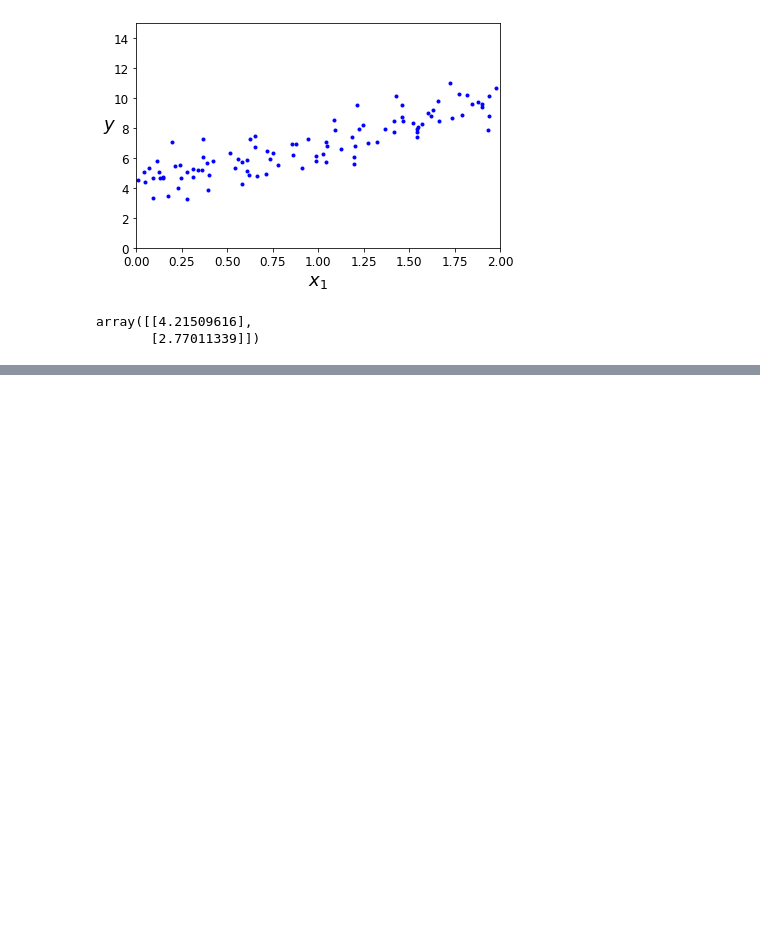
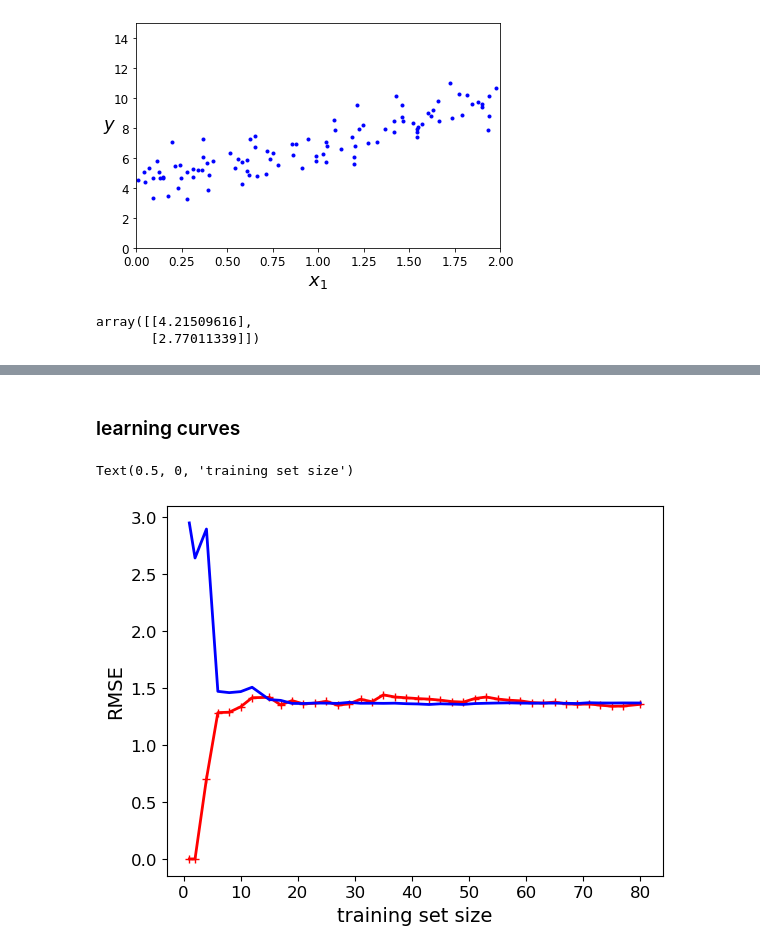
Before and after one commit to ericlau1987/hands_on_machine_learning_sklearn_keras_tensorflow, a Jupyter notebook: src/chapter4_training_models/codes.ipynb, the cells around one changed output, grey strips where cells are left out. Saved outputs shown, nothing was run; the diff lists cells and outputs as text; code cells hidden in the pictures; blank space fills up the shorter version.

```diff
--- a/src/chapter4_training_models/codes.ipynb
+++ b/src/chapter4_training_models/codes.ipynb
@@ -86,0 +204,19 @@ array([[4.21509616],
+# %% [markdown]
+### learning curves
+# %%
+from sklearn.model_selection import learning_curve
+
+train_sizes, train_scores, valid_scores = learning_curve(
+    LinearRegression(), X, y, train_sizes=np.linspace(0.01, 1.0, 40), cv=5,
+    scoring="neg_root_mean_squared_error"
+)
+train_scores = -train_scores.mean(axis=1)
+valid_scores = -valid_scores.mean(axis=1)
+
+plt.plot(train_sizes, train_scores, "r-+", linewidth=2, label="train")
+plt.plot(train_sizes, valid_scores, "b-", linewidth=2, label="valid")
+plt.ylabel("RMSE")
+plt.xlabel("training set size")
+# %% [output]
+Text(0.5, 0, 'training set size')
+[figure, added]
```
Also changed, not shown: parts of 19 cells of this notebook.
